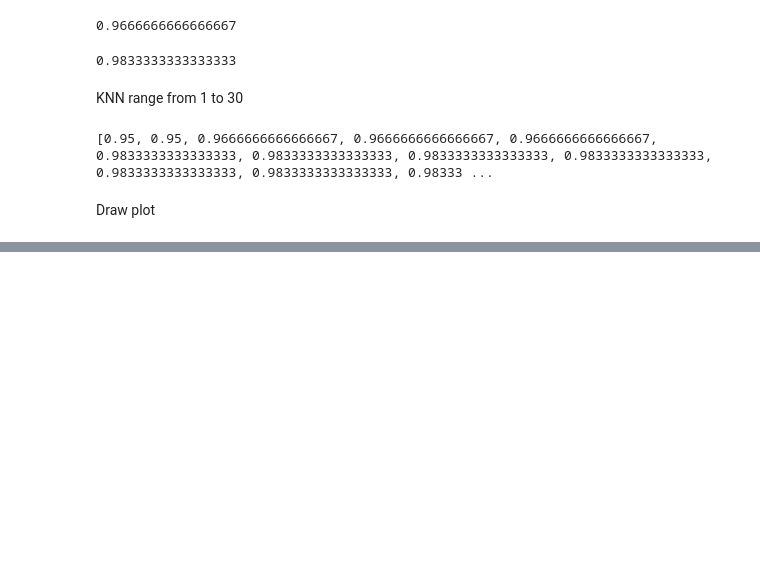
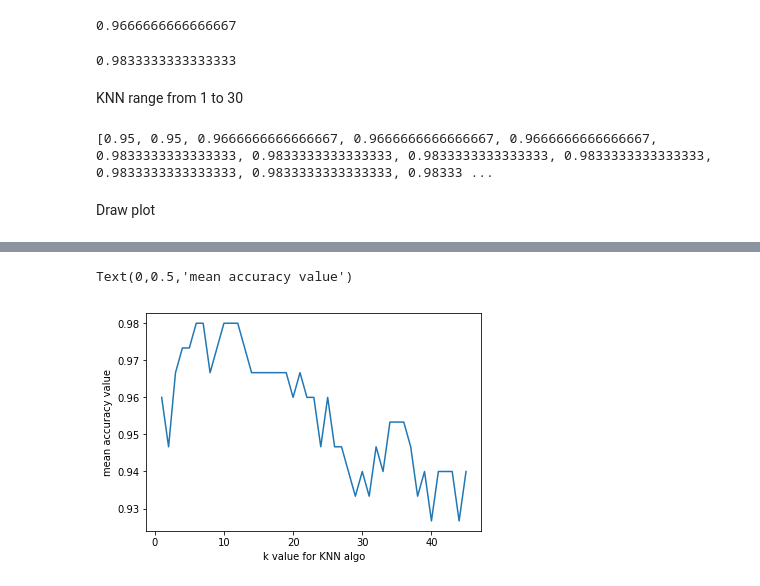
Before and after one commit to udaytak/DataScience-Basics, a Jupyter notebook: 01_Data_Sciece_iris_data.ipynb, the cells around one changed output, grey strips where cells are left out. Cells and saved outputs as stored; diff of their text form; code cells hidden in the pictures; blank space fills up the shorter version.

```diff
--- a/01_Data_Sciece_iris_data.ipynb
+++ b/01_Data_Sciece_iris_data.ipynb
@@ -501,15 +557,10 @@ print(scores.mean())
-# %%
-k_scores=[]
-for i in range(1,45):
-    knn=KNeighborsClassifier(n_neighbors=i)
-    scores = cross_val_score(knn, X, y, cv=5, scoring ='accuracy')
-    k_scores.append(scores.mean())
-
-print(k_scores)
 # %%
 import matplotlib.pyplot as plt
 %matplotlib inline
-plt.plot(range(1,45),k_scores)
+plt.plot(range(1,46),k_scores)
 
 plt.xlabel('k value for KNN algo')
 plt.ylabel('mean accuracy value')
+# %% [output]
+Text(0,0.5,'mean accuracy value')
+[figure, added]
```
Also changed, not shown: parts of 10 cells of this notebook.
